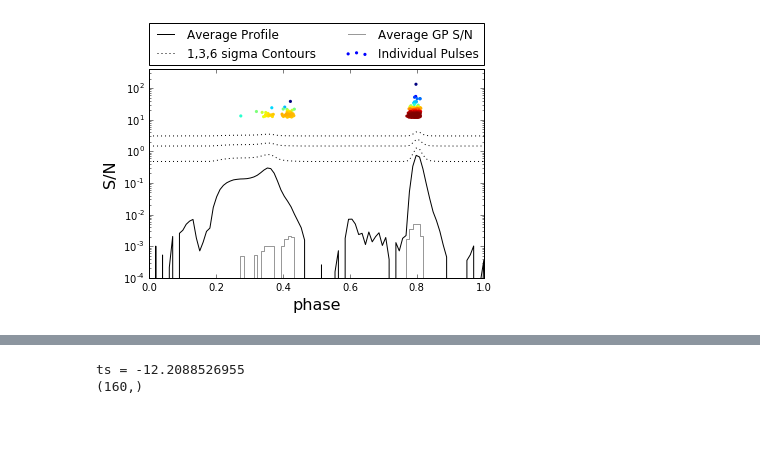
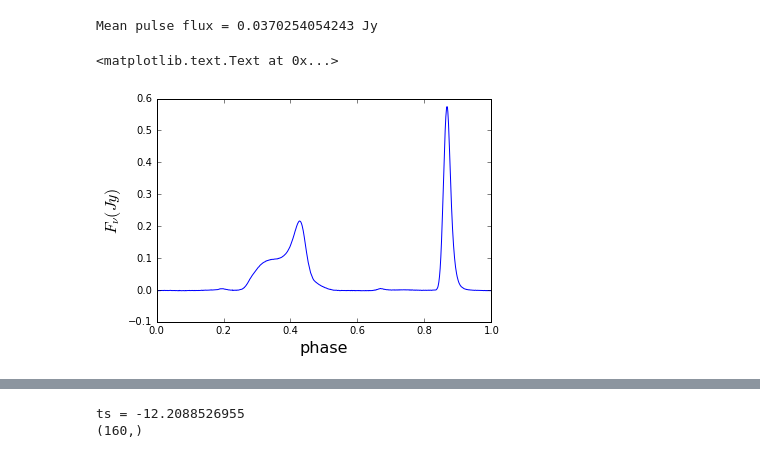
Before and after one commit to ramain/scint_analysis, a Jupyter notebook: b1957_GPs/B1957coherent.ipynb, the cells around one changed output, grey strips where cells are left out. Saved outputs shown, nothing was run; the diff lists cells and outputs as text; code cells hidden in the pictures; blank space fills up the shorter version.

```diff
--- a/b1957_GPs/B1957coherent.ipynb
+++ b/b1957_GPs/B1957coherent.ipynb
@@ -187,46 +151,19 @@ npulses = 335320*15*3
-# %%
-"""
-FIGURE 1 A
-"""
-from scipy.stats import binned_statistic
-from scipy.stats import gaussian_kde
-
-xy = np.vstack([bphase,bSN])
-z = np.log10(gaussian_kde(xy)(xy))
-
-idx = z.argsort()
-x, y, z = bphase[idx], bSN[idx], z[idx]
-
-plt.scatter(x, y, c=z, s=10, edgecolor='', label='Individual Pulses')
-
-'''
-average pulse SN is integrated / sqrt(Npulses)
-sqrt(2) comes from only one pol being used?
-Incoherent shift to align the pulses, with Nikhil's different Fref
-(checked that this indeed lines them up)
-'''
-plt.plot(np.roll(coarse_bins,7), profile/np.sqrt(335320*2), 'k', label='Average Profile')
-plt.plot(coarse_bins, np.roll(sig_one,-7)/np.sqrt(335320*2), 'k:', color='0', label='1,3,6 sigma Contours')
-plt.plot(coarse_bins, np.roll(sig_three,-7)/np.sqrt(335320*2), 'k:', color='0')
-plt.plot(coarse_bins, np.roll(sig_five,-7)/np.sqrt(335320*2), 'k:', color='0')
-
-GPhist = binned_statistic(bphase, np.sqrt(bSN), statistic='sum', bins = coarse_bins)[0]
-
-histplot = np.sqrt(GPhist)
-histplot[np.isnan(histplot)] = 1.e-5
-histplot[histplot==0] = 1.e-5
-
-plt.plot(coarse_bins[1:], histplot/np.sqrt(npulses), color='0.6', label='Average GP S/N', drawstyle='steps')
-
-plt.ylabel('S/N', fontsize=16)
-plt.xlabel('phase', fontsize=16)
-plt.xlim(0,1)
-plt.ylim(1e-4, 400)
-plt.yscale('log')
-plt.subplots_adjust(top=0.85)
-plt.legend(bbox_to_anchor=(0., 1.02, 1., .102), loc=3,
-           ncol=2, mode="expand", borderaxespad=0.)
-if figures:
-    plt.savefig('/home/ramain/packages/b1957GiantPulses/fig1a.pdf', dpi=500)
-# %% [output]
-[figure, removed]
+# %%
+"""
+Figure 1A - Nikhil's pulse lists
+"""
+GPSN, GPphase = np.load('giant_pulse.npy')
+mean_profile = np.load('mean_profile.npy')
+
+meanprof_Jy = (mean_profile / np.median(mean_profile) - 1) * 12.
+mean_value = (np.mean(mean_profile) / np.median(mean_profile) - 1) * 12.
+
+print("Mean pulse flux = %s Jy" % (mean_value))
+
+plt.plot(np.arange(1000)/1000., meanprof_Jy)
+plt.xlabel('phase', fontsize=16)
+plt.ylabel(r'$F_{\nu} (Jy)$', fontsize=16)
+# %% [output]
+Mean pulse flux = 0.0370254054243 Jy
+<matplotlib.text.Text at 0x...>
+[figure, added]
```
Also changed, not shown: parts of 25 cells of this notebook, 1 other file.
